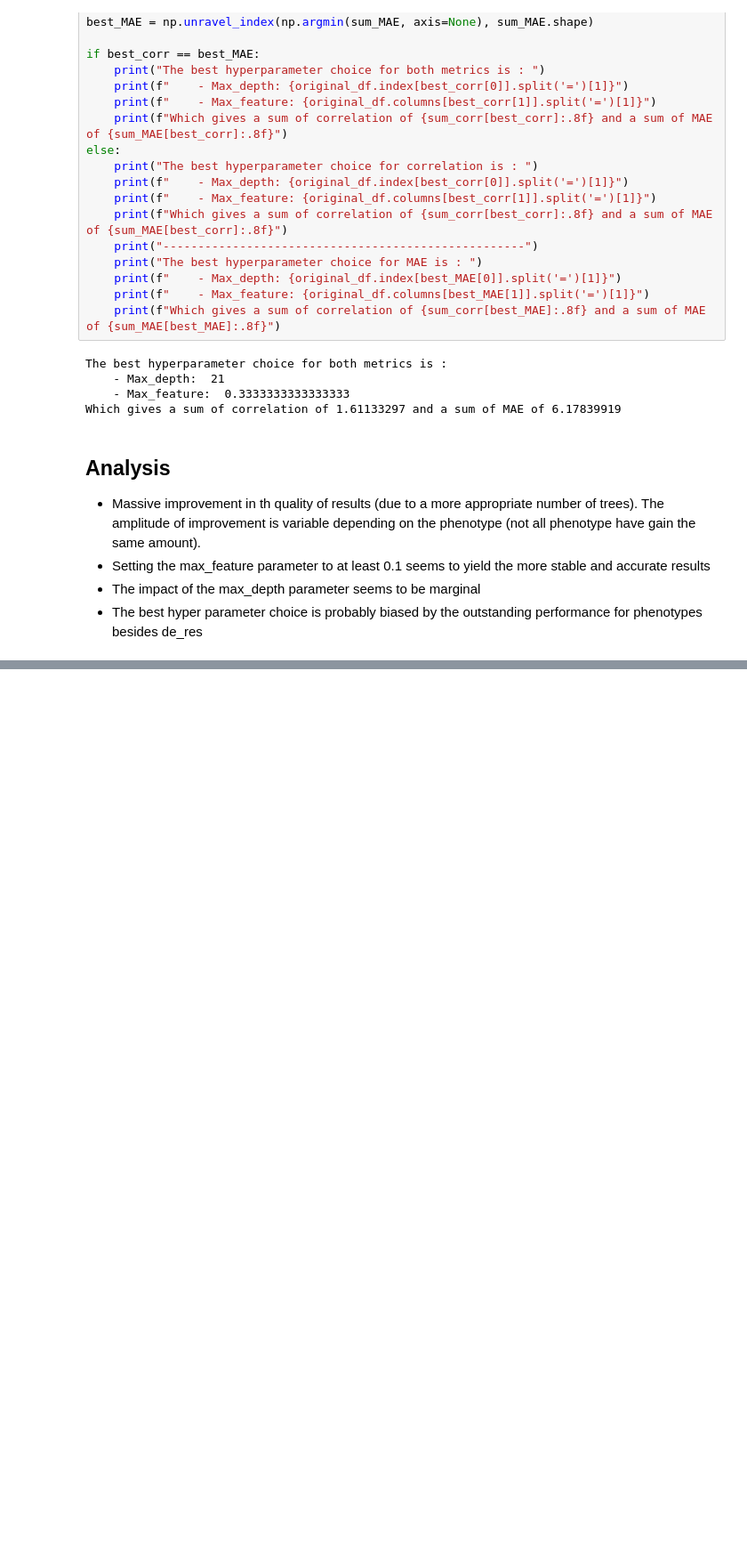
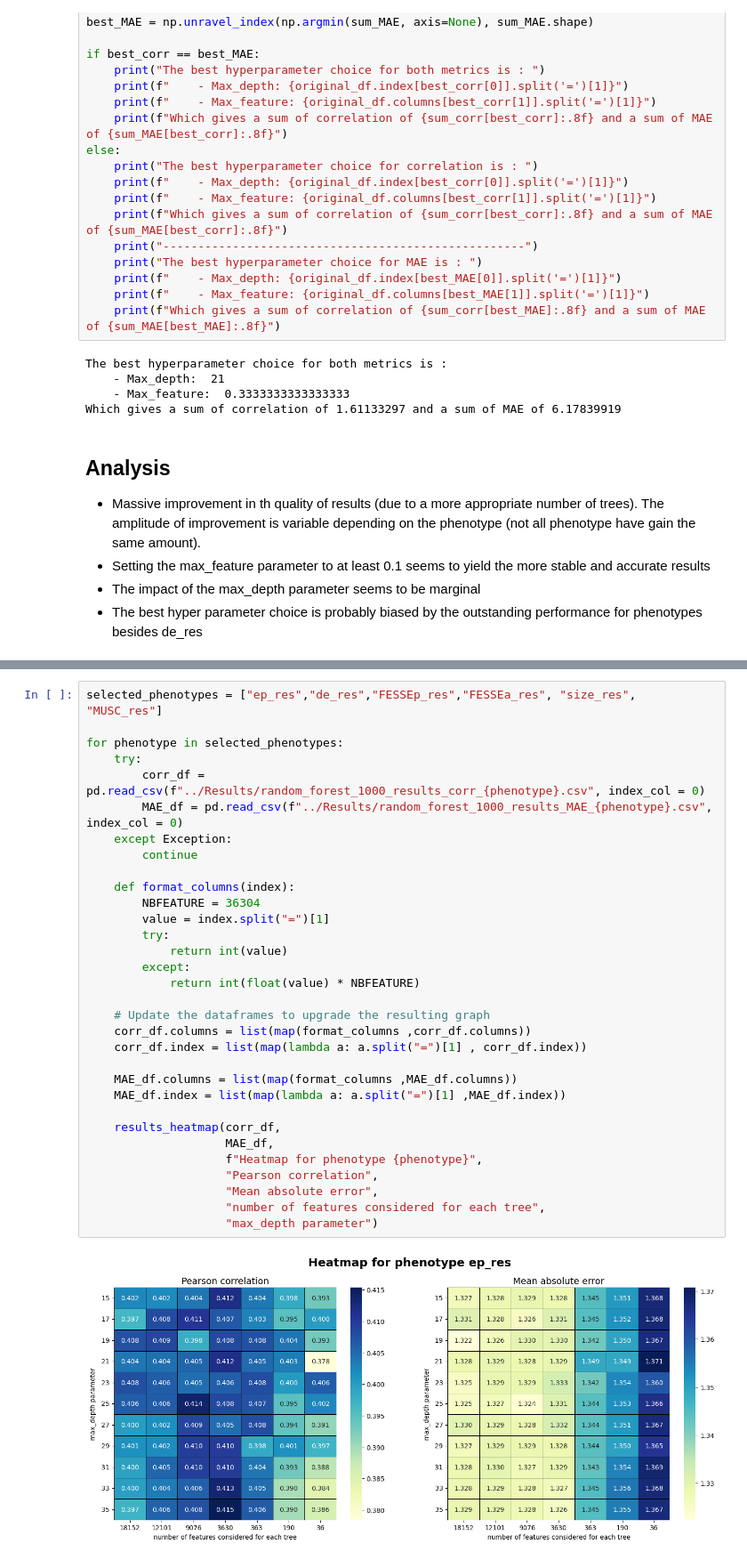
Before and after one commit to Florent-Hervers/master-thesis-code, a Jupyter notebook: Analysis notebooks/results_analysis_random_forest.ipynb, the cells around one changed output, grey strips where cells are left out. Shown at 89% size. Saved outputs shown, nothing was run; the diff lists cells and outputs as text; blank space fills up the shorter version.

Commit message:
Add results for the first phenotypes + add the script used to run the random forest for every phenotype

```diff
--- a/Analysis notebooks/results_analysis_random_forest.ipynb
+++ b/Analysis notebooks/results_analysis_random_forest.ipynb
@@ -227,0 +233,34 @@ Which gives a sum of correlation of 1.61133297 and a sum of MAE of 6.17839919
+# %%
+selected_phenotypes = ["ep_res","de_res","FESSEp_res","FESSEa_res", "size_res", "MUSC_res"]
+
+for phenotype in selected_phenotypes:
+    try:
+        corr_df = pd.read_csv(f"../Results/random_forest_1000_results_corr_{phenotype}.csv", index_col = 0)
+        MAE_df = pd.read_csv(f"../Results/random_forest_1000_results_MAE_{phenotype}.csv", index_col = 0)
+    except Exception:
+        continue
+
+    def format_columns(index):
+        NBFEATURE = 36304
+        value = index.split("=")[1]
+        try:
+            return int(value)
+        except:
+            return int(float(value) * NBFEATURE)
+
+    # Update the dataframes to upgrade the resulting graph
+    corr_df.columns = list(map(format_columns ,corr_df.columns))
+    corr_df.index = list(map(lambda a: a.split("=")[1] , corr_df.index))
+
+    MAE_df.columns = list(map(format_columns ,MAE_df.columns))
+    MAE_df.index = list(map(lambda a: a.split("=")[1] ,MAE_df.index))
+
+    results_heatmap(corr_df,
+                    MAE_df,
+                    f"Heatmap for phenotype {phenotype}",
+                    "Pearson correlation",
+                    "Mean absolute error",
+                    "number of features considered for each tree",
+                    "max_depth parameter")
+# %% [output]
+[figure, added]
```
Also changed, not shown: parts of 1 cell of this notebook, 6 other files.
